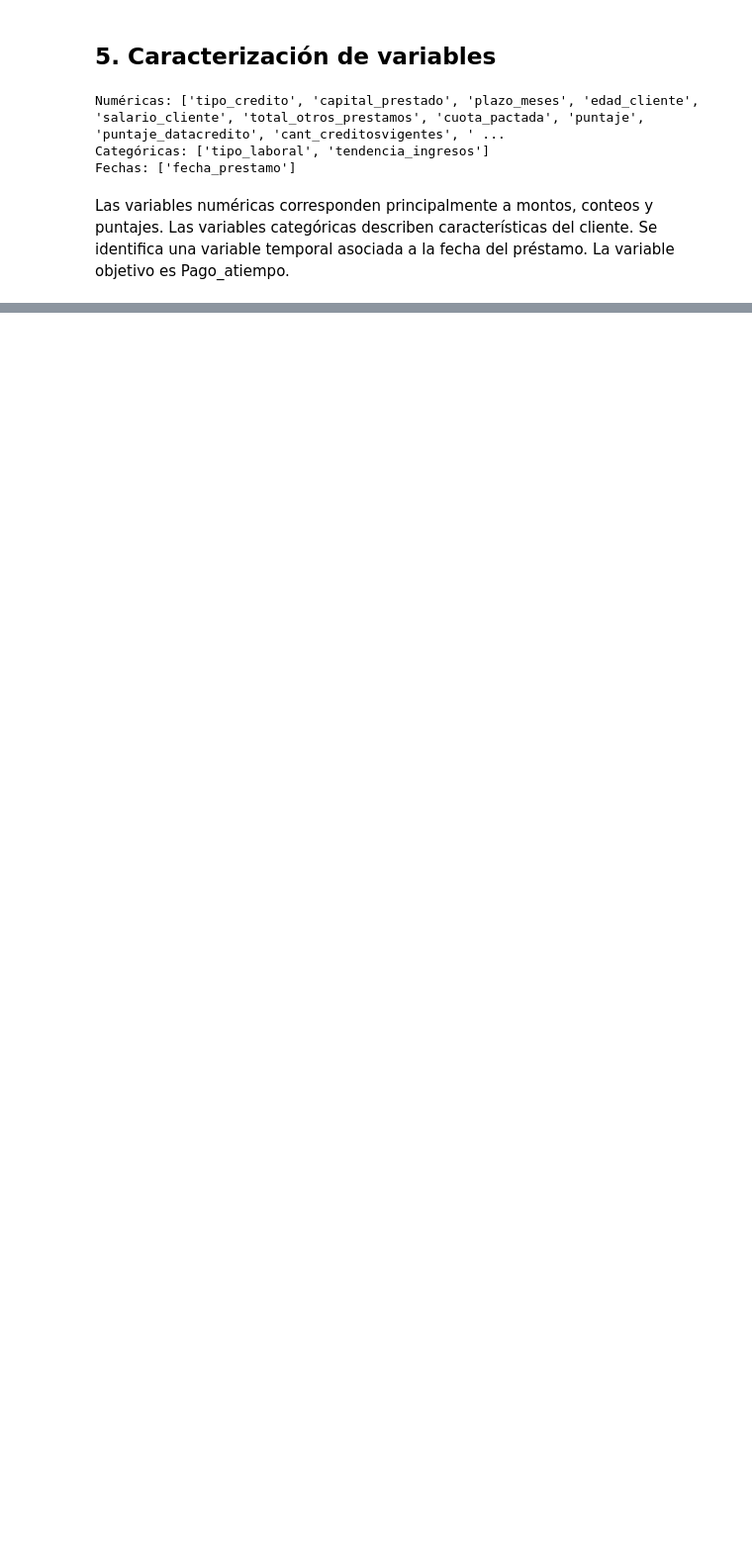
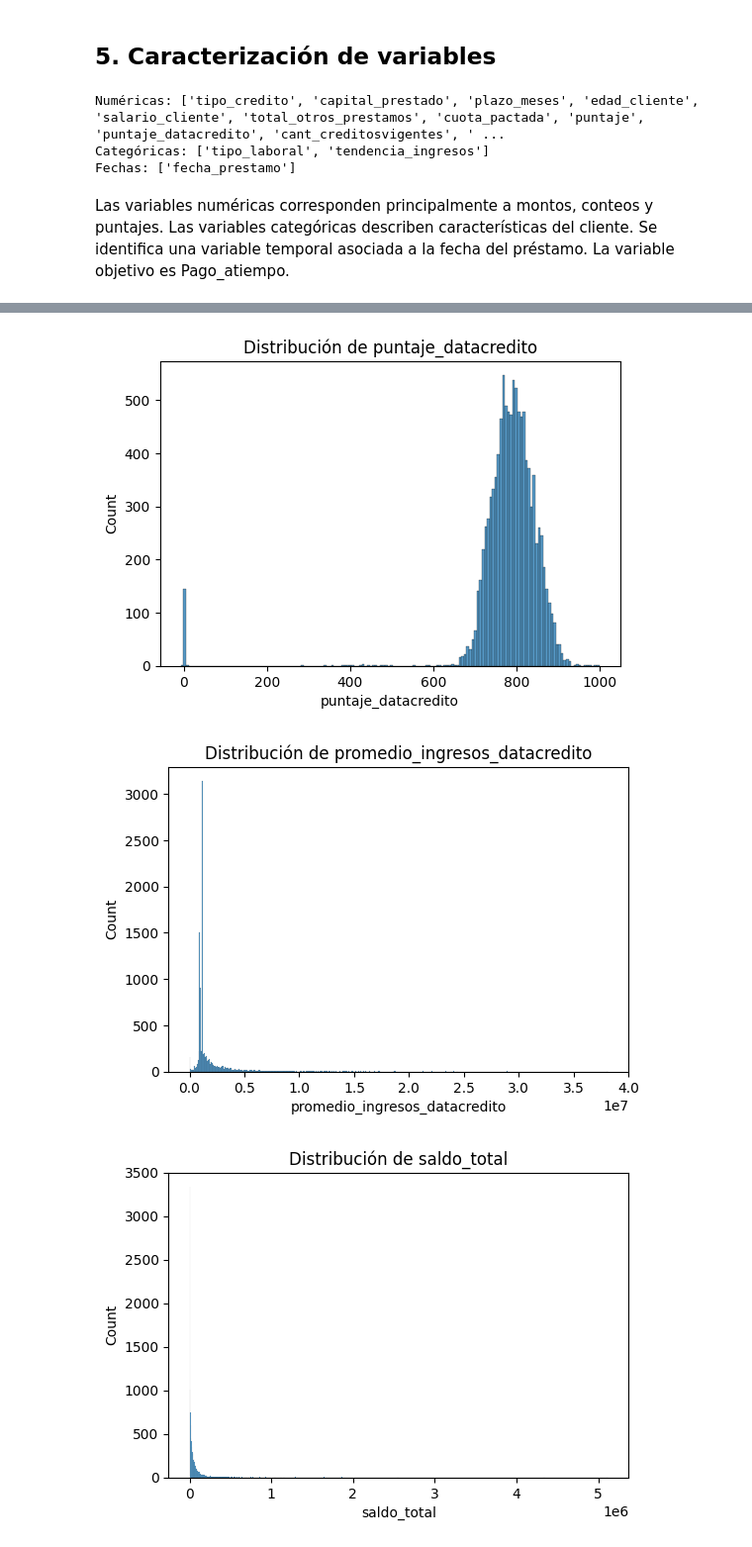
Before and after one commit to federico1809/PI_Modulo5_MLOps, a Jupyter notebook: mlops_pipeline/src/comprension_eda.ipynb, the cells around one changed output, grey strips where cells are left out. Shown at 99% size. Saved outputs shown, nothing was run; the diff lists cells and outputs as text; code cells hidden in the pictures; blank space fills up the shorter version.

```diff
--- a/mlops_pipeline/src/comprension_eda.ipynb
+++ b/mlops_pipeline/src/comprension_eda.ipynb
@@ -365,0 +165,12 @@ Como resultado de este EDA, el dataset se considera adecuado para avanzar a la f
+# %%
+df["fecha_prestamo"] = pd.to_datetime(df["fecha_prestamo"]) # Convertir a tipo fecha
+# %%
+cat_cols = [
+    "tipo_credito",
+    "tipo_laboral",
+    "tendencia_ingresos"
+]
+
+df[cat_cols] = df[cat_cols].astype("category") # Convertir a tipo categoría
+# %%
+df["pago_atiempo"] = df["pago_atiempo"].astype(int) # Convertir booleano a entero
@@ -365,0 +187,3 @@ Como resultado de este EDA, el dataset se considera adecuado para avanzar a la f
+# %%
+cols_to_drop = ["id_cliente"]
+df = df.drop(columns=cols_to_drop, errors="ignore")
@@ -365,0 +233,18 @@ Como resultado de este EDA, el dataset se considera adecuado para avanzar a la f
+# %%
+num_cols_focus = [
+    "puntaje_datacredito",
+    "promedio_ingresos_datacredito",
+    "saldo_total",
+    "saldo_mora",
+    "saldo_principal"
+]
+
+for col in num_cols_focus:
+    plt.figure(figsize=(6,4))
+    sns.histplot(df[col], kde=False)
+    plt.title(f"Distribución de {col}")
+    plt.show()
+# %% [output]
+[figure, added]
+[figure, added]
+[figure, added]
```
Also changed, not shown: parts of 87 cells of this notebook.
